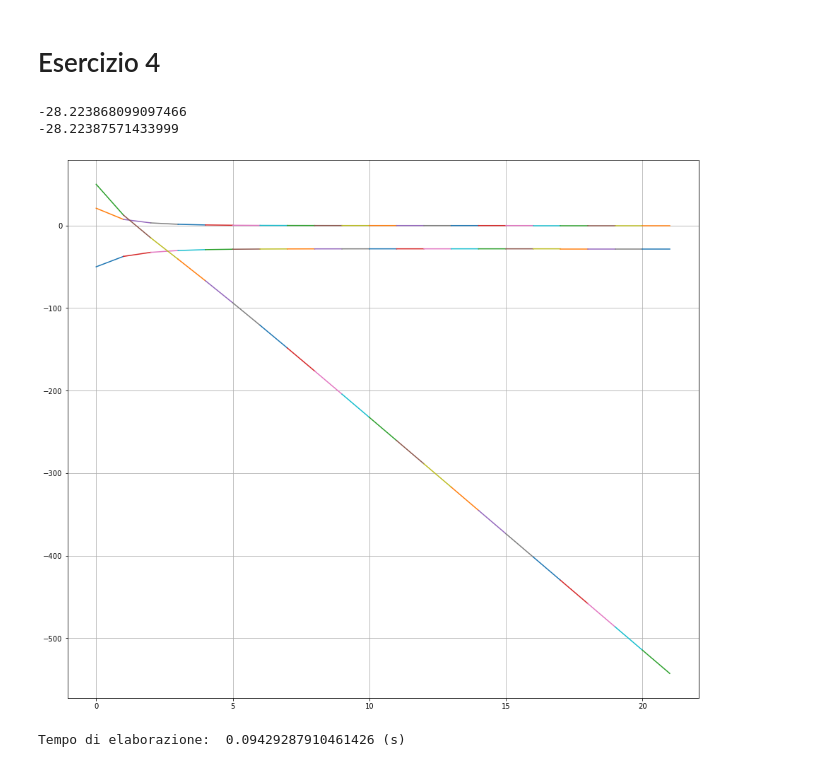
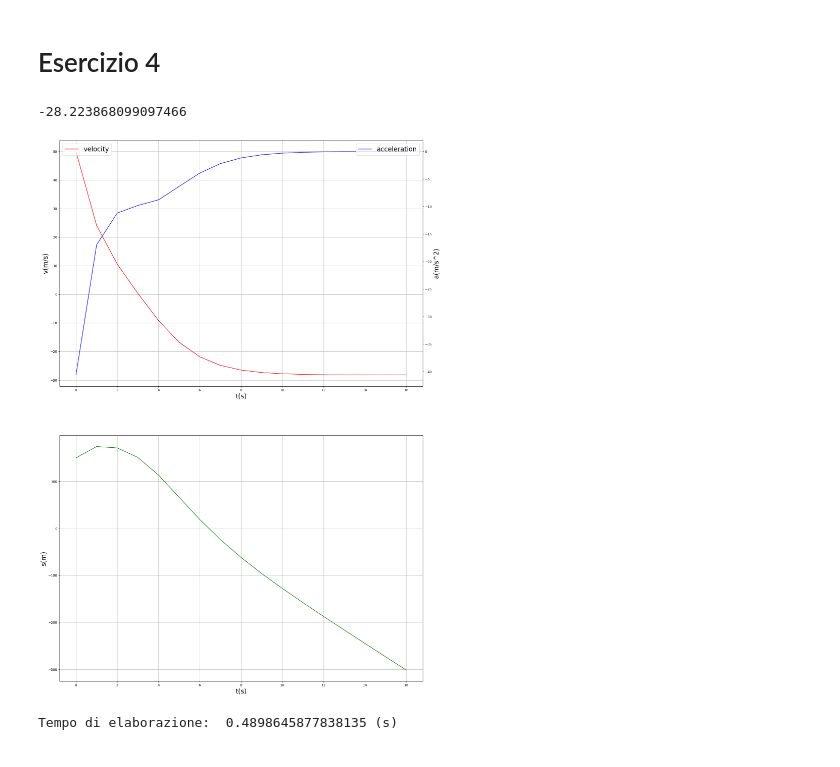
Before and after one commit to Vincenzo-Orsini/metodi_computazionali, a Jupyter notebook: Esercitazione_4.ipynb, the cells around one changed output. Saved outputs shown, nothing was run; the diff lists cells and outputs as text; code cells hidden in the pictures.

```diff
--- a/Esercitazione_4.ipynb
+++ b/Esercitazione_4.ipynb
@@ -170,54 +185,55 @@ def Fa(v, R=0.008, C=0.5, rho=1.225):
         return -0.5*C*rho*np.pi*(R**2)*(v**2)
     else:
         return 0.5*C*rho*np.pi*(R**2)*(v**2)
 
 #assume our y-axis directed as Fa
 def acceleration(t, v, m=.005):
     return -g+Fa(v)/m
 
 V_lim = -np.sqrt(0.005*g/(.5*.5*1.225*np.pi*(0.008**2)))
 print(V_lim)
 
-def RK4(h, v_0=-50, a=1):
-    x0 = 50
+def RK4(h, v_0=50, a=1):
+    x0 = 150
     t = 0
-    max_error = 0
     v = v_0
-    while t<=20:
+    while t<=15:
         v_prev = v
         k_1 = h * acceleration(t, v_prev)
         k_2 = h * acceleration(t+h/2, v_prev+k_1/2)
         k_3 = h * acceleration(t+h/2, v_prev+k_2/2)
         k_4 = h * acceleration(t+h, v_prev+k_3)
         v_next=v_prev+(k_1+2*k_2+2*k_3+k_4)/6
 
 
         if a == 1:
-            plt.plot([t,t+h], [v_prev, v_next])
-            plt.plot([t,t+h], [acceleration(t, v_prev), acceleration(t+h,v_next)])
-            plt.plot([t,t+h], [v_prev*t+x0, v_next*(t+h)+x0])
+            ax1.plot([t,t+h], [v_prev, v_next], color = "red")
+            ax3.plot([t,t+h], [acceleration(t, v_prev), acceleration(t+h,v_next)], color = "blue")
+            ax2.plot([t,t+h], [v_prev*t+x0, v_next*(t+h)+x0], color = "green")
+            if t == 15:
+                ax1.plot([t,t+h], [v_prev, v_next], color = "red", label = "velocity")
+                ax3.plot([t,t+h], [acceleration(t, v_prev), acceleration(t+h,v_next)], color = "blue", label = "acceleration")
         v = v_next
         t += h
-    print(v)
-    return max_error
 
-plt.figure(figsize=(16,14))
-#fig, (ax1,ax2,ax3)=plt.subplots(3,1, figsize = (30, 20))
-#ax1.grid()
-#ax2.grid()
-#ax3.grid()
-#plt.plot(domain, analitic2(domain), label="Soluzione Analitica")
+fig, (ax1,ax2)=plt.subplots(2,1, figsize = (20, 30))
+
+ax3=ax1.twinx()
 plot = RK4(1)
-plt.grid()
-#plot2 = RK4(.05)
-#plot3 = RK4(.1)
-#plot4 = RK4(.3)
-#plt.legend()
+ax1.set_xlabel("t(s)", fontsize = 20)
+ax1.legend(loc = "upper left", fontsize = 20)
+ax3.legend(loc= "upper right", fontsize = 20)
+ax1.set_ylabel("v(m/s)", fontsize = 20)
+ax3.set_ylabel("a(m/s^2)", fontsize = 20)
+
+ax2.set_xlabel("t(s)", fontsize = 20)
+ax2.set_ylabel("s(m)", fontsize = 20)
+ax1.grid()
+ax2.grid()
+
 plt.show()
-#print("Errore Globale per: h=0.01:", RK4(.01, a=0), "h=0.05:", RK4(.05, a=0), "h=0.1:", RK4(.1, a=0),  "h=0.3:", RK4(.3, a=0))
 print("Tempo di elaborazione: ", time()-t_start, "(s)")
 # %% [output]
 -28.223868099097466
--28.22387571433999
-[figure, old version]
+[figure, new version]
-Tempo di elaborazione:  0.09429287910461426 (s)
+Tempo di elaborazione:  0.4898645877838135 (s)
```
Also changed, not shown: parts of 5 cells of this notebook.
